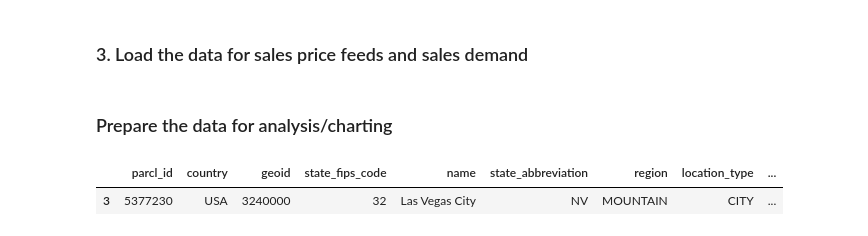
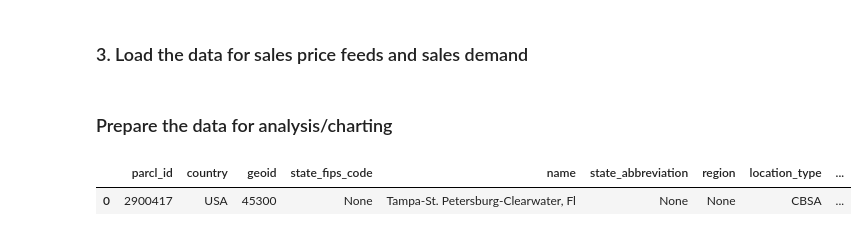
Before and after one commit to ParclLabs/parcllabs-cookbook, a Jupyter notebook: examples/price_feed_trader_resources/trader_charts.ipynb, the cells around one changed output. Cells and saved outputs as stored; diff of their text form; code cells hidden in the pictures.

```diff
--- a/examples/price_feed_trader_resources/trader_charts.ipynb
+++ b/examples/price_feed_trader_resources/trader_charts.ipynb
@@ -42,9 +51,11 @@ client = ParclLabsClient(
 ### 2. Search for Price Feed Markets on Parcl Exchange
 # %%
 sales_pricefeed_markets = client.search.markets.retrieve(
-    sort_by='PARCL_EXCHANGE_MARKET',
+    query='Tampa',
+    sort_by='PRICEFEED_MARKET',
+    location_type='CBSA',
     sort_order='DESC',
-    limit=15
+    limit=1
 )
 
 sales_pricefeed_markets['clean_name'] = sales_pricefeed_markets['name'].apply(format_names)
@@ -72,11 +88,11 @@ demand = client.market_metrics.housing_event_counts.retrieve(
 # %%
 # lets analyze las vegas city with parcl_id: 5377230
 # we can confirm via:
-las_vegas_pid = 5377230
+las_vegas_pid = 2900417
 sales_pricefeed_markets[sales_pricefeed_markets['parcl_id'] == las_vegas_pid]
 # %% [output]
 |  | parcl_id | country | geoid | state_fips_code | name | state_abbreviation | region | location_type | ... |
-| 3 | 5377230 | USA | 3240000 | 32 | Las Vegas City | NV | MOUNTAIN | CITY | ... |
+| 0 | 2900417 | USA | 45300 | None | Tampa-St. Petersburg-Clearwater, Fl | None | None | CBSA | ... |
 # %%
 lv_pricefeed = sales_price_feeds[sales_price_feeds['parcl_id'] == las_vegas_pid].copy()
 lv_demand = demand[demand['parcl_id'] == las_vegas_pid].copy()
```
Also changed, not shown: parts of 3 cells of this notebook, 3 other files.
